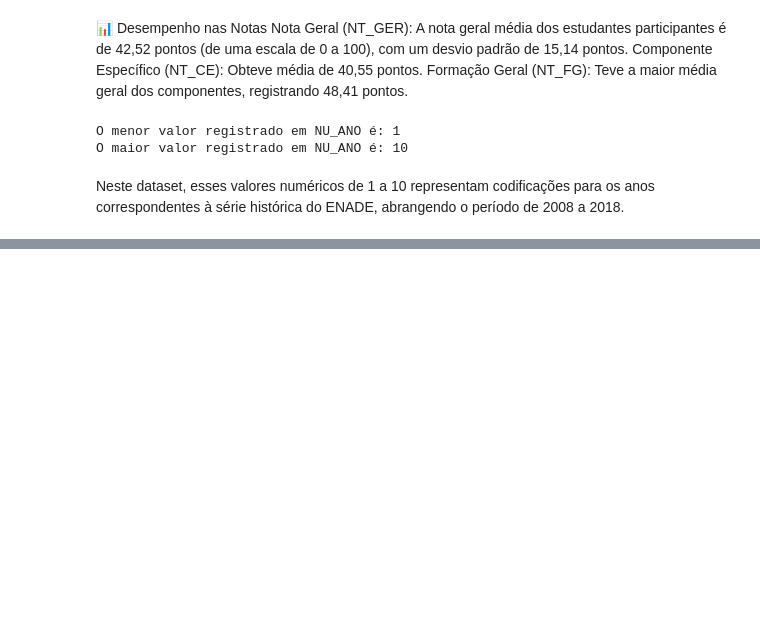
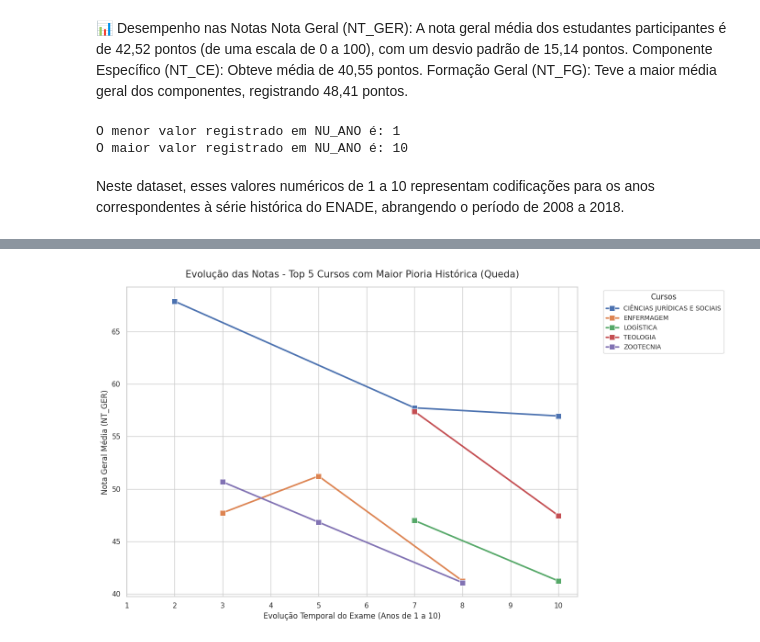
Before and after one commit to joaomatosunit/projeto_final_pos, a Jupyter notebook: notebooks/projeto_pos_importar_dataset.ipynb, the cells around one changed output, grey strips where cells are left out. Drawn from its saved outputs; the diff is of its cells as text; code cells hidden in the pictures; blank space fills up the shorter version.

```diff
--- a/notebooks/projeto_pos_importar_dataset.ipynb
+++ b/notebooks/projeto_pos_importar_dataset.ipynb
@@ -131,0 +337,62 @@ Neste dataset, esses valores numéricos de 1 a 10 representam codificações par
+# %%
+# Importa as bibliotecas necessárias para análise e visualização
+import matplotlib.pyplot as plt
+import seaborn as sns
+import pandas as pd
+
+# Remove dados nulos importantes para a análise temporal
+df_temp = df.dropna(subset=['NT_GER', 'CURSO', 'NU_ANO']).copy()
+
+# Agrupa os dados por curso e ano do exame para calcular a média de cada ano
+evolucao_cursos = df_temp.groupby(['CURSO', 'NU_ANO']).agg(
+    nota_media=('NT_GER', 'mean'),
+    qtd_alunos=('NT_GER', 'count')
+).reset_index()
+
+# Filtra para manter apenas cursos estáveis e consistentes (pelo menos 100 alunos por ano avaliado)
+cursos_consistentes = evolucao_cursos.groupby('CURSO').filter(lambda x: (x['qtd_alunos'] > 100).all() and len(x) >= 2)
+
+# Calcula a diferença entre o último ano e o primeiro ano registrado de cada curso
+melhoria = []
+for curso, dados in cursos_consistentes.groupby('CURSO'):
+    dados_ordenados = dados.sort_values('NU_ANO')
+    primeira_nota = dados_ordenados.iloc[0]['nota_media']
+    ultima_nota = dados_ordenados.iloc[-1]['nota_media']
+    ganho = ultima_nota - primeira_nota
+    melhoria.append({'CURSO': curso, 'ganho': ganho})
+
+df_melhoria = pd.DataFrame(melhoria)
+
+# Seleciona as 5 maiores quedas (os menores valores de ganho/valores mais negativos)
+top_5_pioria = df_melhoria.nsmallest(5, 'ganho')['CURSO'].tolist()
+
+# Filtra os dados de evolução temporal apenas para estes 5 cursos que mais decresceram
+df_grafico_pioria = cursos_consistentes[cursos_consistentes['CURSO'].isin(top_5_pioria)].copy()
+
+# Inicia a plotagem do gráfico de evolução descendente
+plt.figure(figsize=(14, 8))
+sns.set_theme(style="whitegrid")
+
+# Cria o gráfico de linhas para representar a evolução temporal
+sns.lineplot(
+    data=df_grafico_pioria,
+    x='NU_ANO',
+    y='nota_media',
+    hue='CURSO',
+    marker='s',  # Marcador quadrado diferenciado
+    linewidth=2.5,
+    markersize=8
+)
+
+# Configura títulos, legendas e eixos do gráfico
+plt.title('Evolução das Notas - Top 5 Cursos com Maior Pioria Histórica (Queda)', fontsize=15, pad=15)
+plt.xlabel('Evolução Temporal do Exame (Anos de 1 a 10)', fontsize=12)
+plt.ylabel('Nota Geral Média (NT_GER)', fontsize=12)
+plt.xticks(range(1, 11))  # Garante os intervalos de 1 a 10 no eixo X
+plt.legend(title='Cursos', bbox_to_anchor=(1.05, 1), loc='upper left', fontsize=10)
+
+# Exibe o gráfico estruturado
+plt.tight_layout()
+plt.show()
+# %% [output]
+[figure, added]
```
Also changed, not shown: parts of 6 cells of this notebook.
